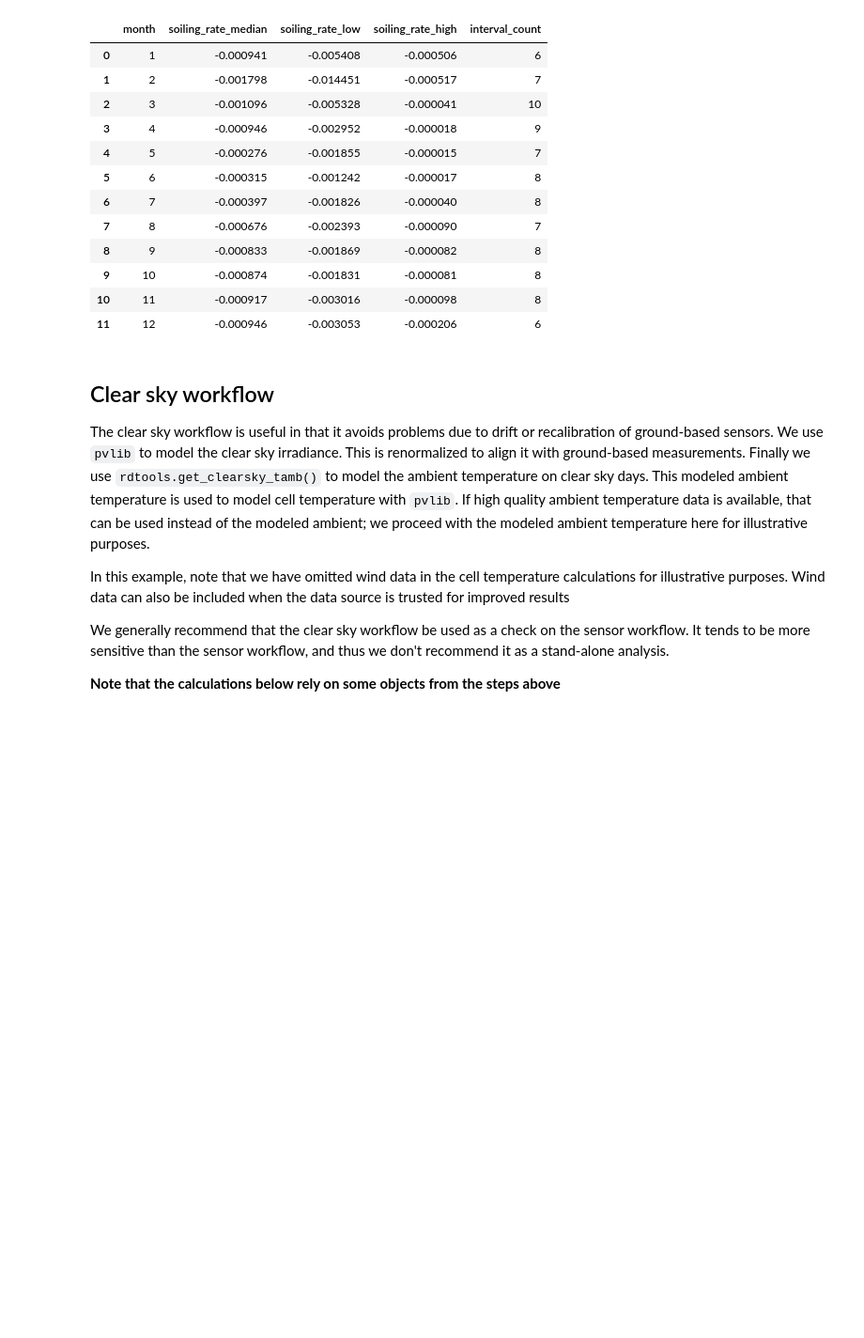
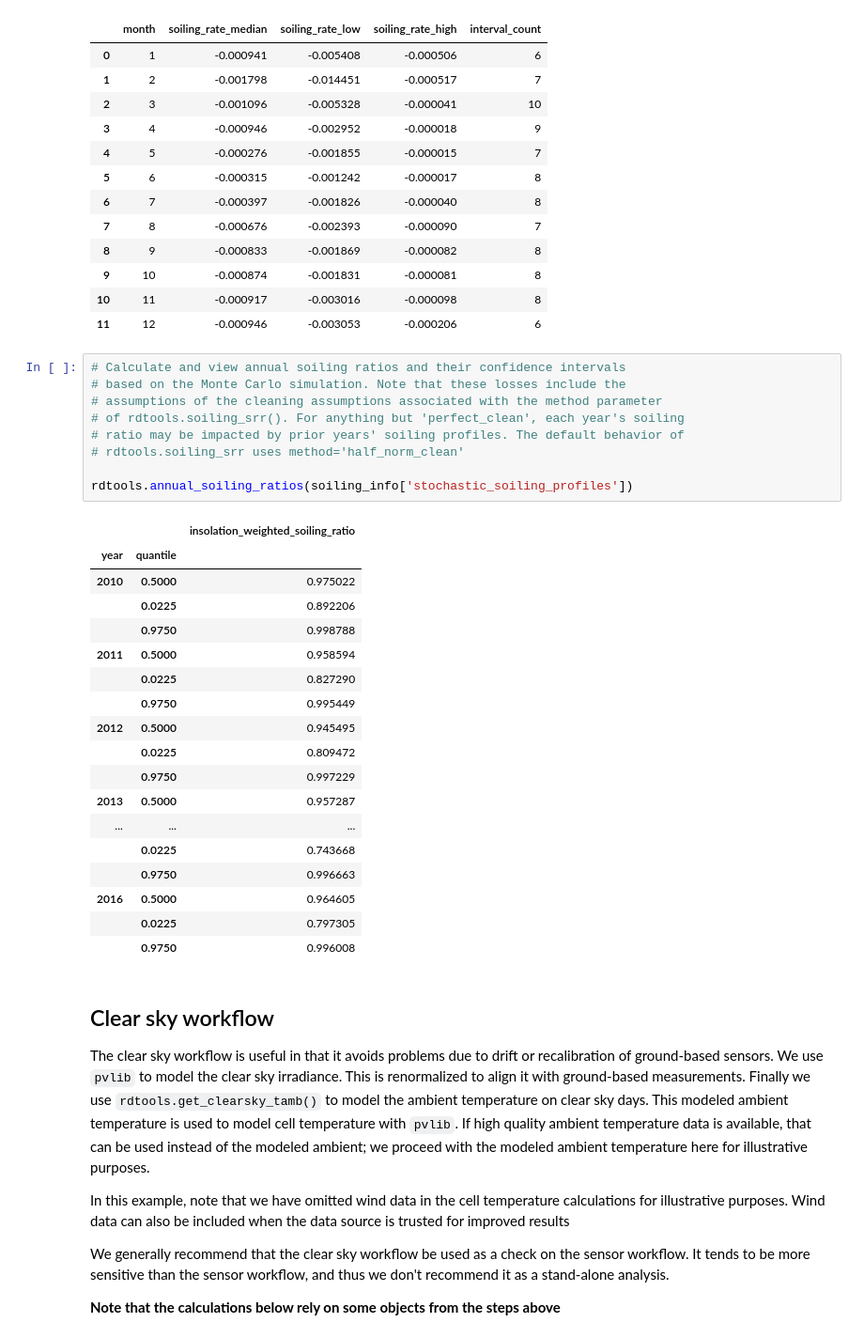
Before and after one commit to NREL/rdtools, a Jupyter notebook: docs/degradation_and_soiling_example_pvdaq_4.ipynb, the cells around one changed output. Shown at 94% size. Drawn from its saved outputs; the diff is of its cells as text; blank space fills up the shorter version.

Commit message:
Add annual soiling ratio calculation

```diff
--- a/docs/degradation_and_soiling_example_pvdaq_4.ipynb
+++ b/docs/degradation_and_soiling_example_pvdaq_4.ipynb
@@ -287,6 +283,34 @@ rdtools.monthly_soiling_rates(soiling_info['soiling_interval_summary'])
 | 9 | 10 | -0.000874 | -0.001831 | -0.000081 | 8 |
 | 10 | 11 | -0.000917 | -0.003016 | -0.000098 | 8 |
 | 11 | 12 | -0.000946 | -0.003053 | -0.000206 | 6 |
+# %%
+# Calculate and view annual soiling ratios and their confidence intervals
+# based on the Monte Carlo simulation. Note that these losses include the
+# assumptions of the cleaning assumptions associated with the method parameter
+# of rdtools.soiling_srr(). For anything but 'perfect_clean', each year's soiling
+# ratio may be impacted by prior years' soiling profiles. The default behavior of
+# rdtools.soiling_srr uses method='half_norm_clean'
+
+rdtools.annual_soiling_ratios(soiling_info['stochastic_soiling_profiles'])
+# %% [output]
+|  |  | insolation_weighted_soiling_ratio |
+| year | quantile |  |
+| 2010 | 0.5000 | 0.975022 |
+|  | 0.0225 | 0.892206 |
+|  | 0.9750 | 0.998788 |
+| 2011 | 0.5000 | 0.958594 |
+|  | 0.0225 | 0.827290 |
+|  | 0.9750 | 0.995449 |
+| 2012 | 0.5000 | 0.945495 |
+|  | 0.0225 | 0.809472 |
+|  | 0.9750 | 0.997229 |
+| 2013 | 0.5000 | 0.957287 |
+| ... | ... | ... |
+|  | 0.0225 | 0.743668 |
+|  | 0.9750 | 0.996663 |
+| 2016 | 0.5000 | 0.964605 |
+|  | 0.0225 | 0.797305 |
+|  | 0.9750 | 0.996008 |
 # %% [markdown]
 ## Clear sky workflow
 The clear sky workflow is useful in that it avoids problems due to drift or recalibration of ground-based sensors. We use `pvlib` to model the clear sky irradiance. This is renormalized to align it with ground-based measurements. Finally we use `rdtools.get_clearsky_tamb()` to model the ambient temperature on clear sky days. This modeled ambient temperature is used to model cell temperature with `pvlib`. If high quality ambient temperature data is available, that can be used instead of the modeled ambient; we proceed with the modeled ambient temperature here for illustrative purposes.
```
Also changed, not shown: parts of 1 cell of this notebook, 2 other files.
